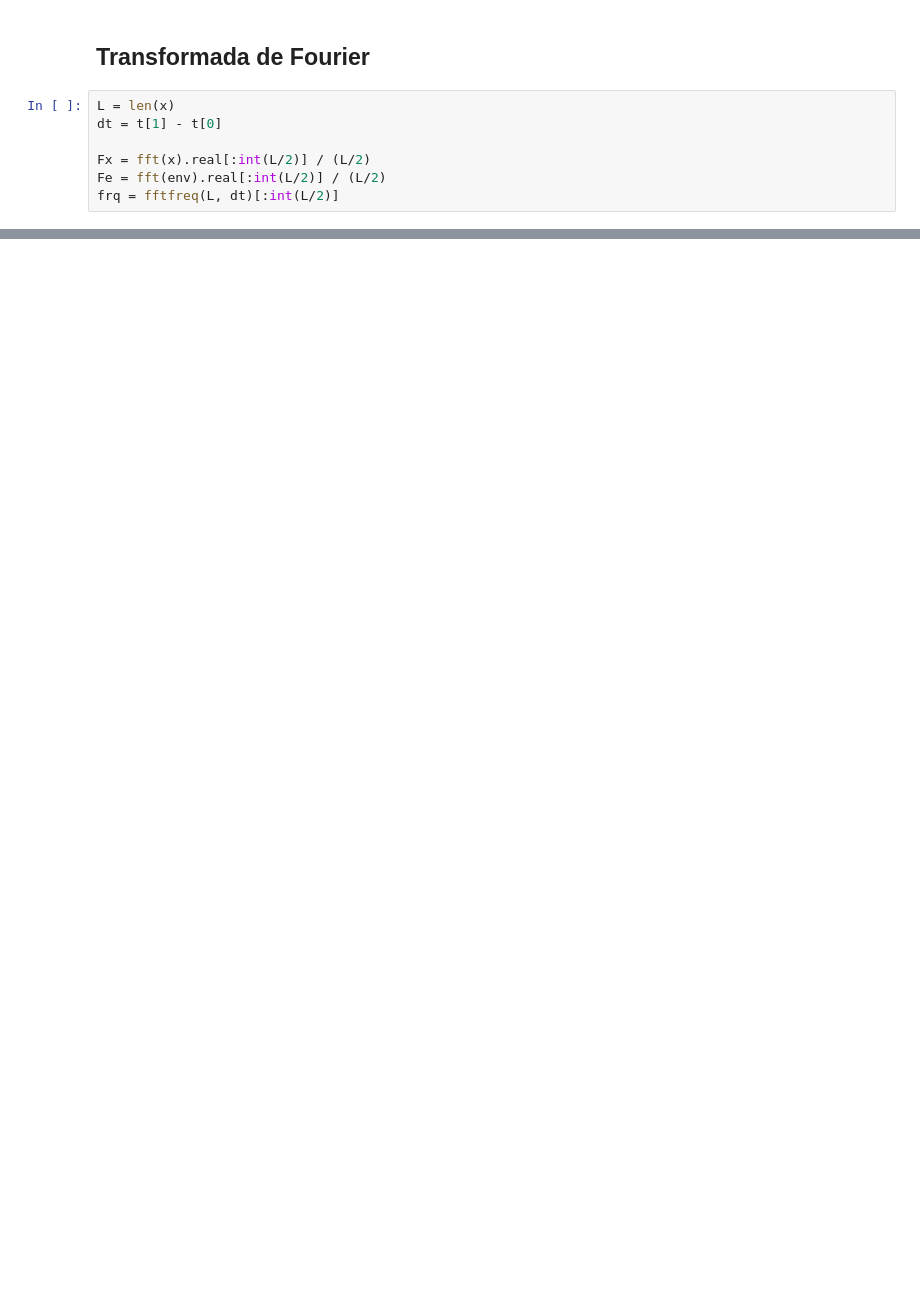
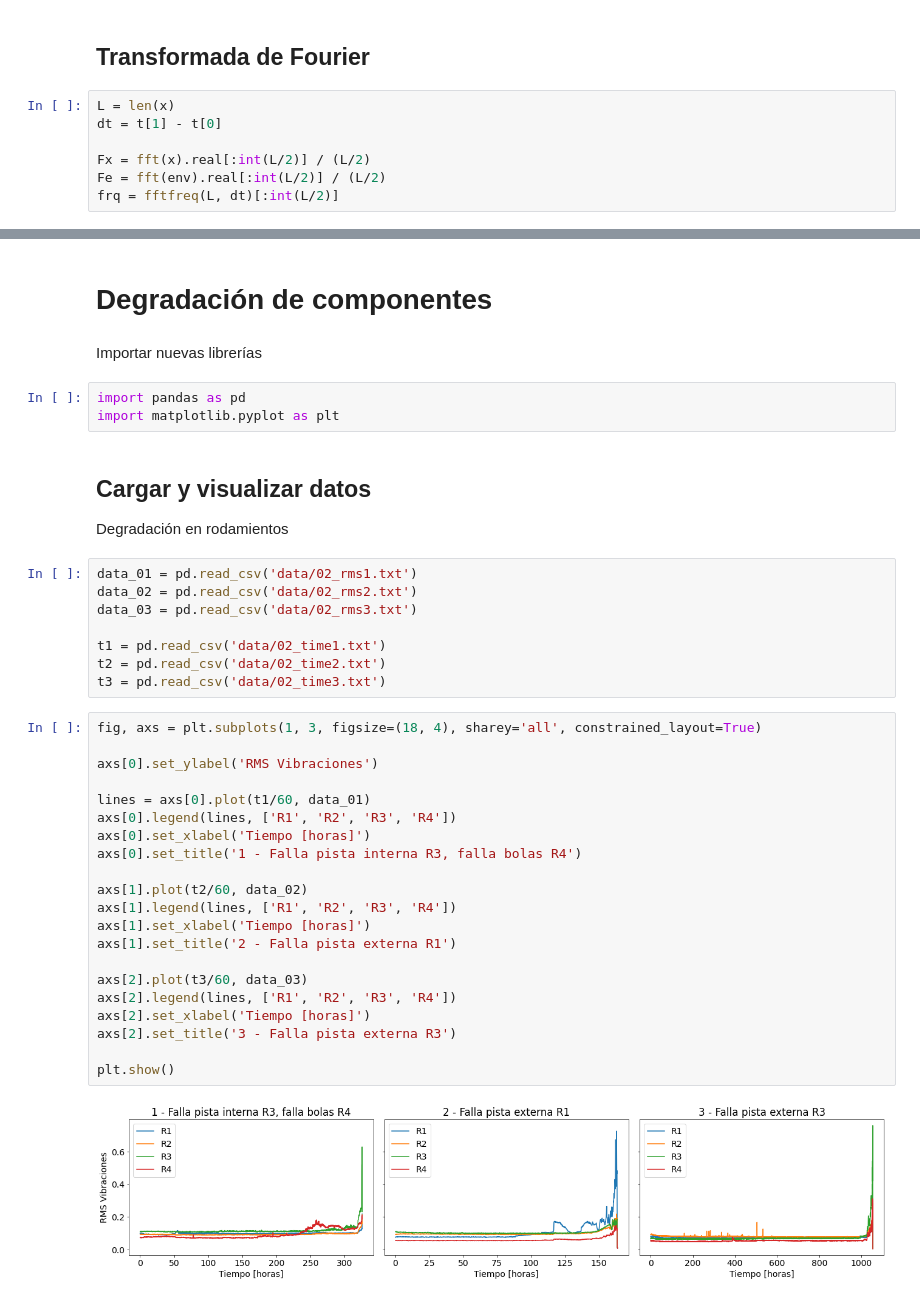
Before and after one commit to SanParraguez/me7200-signals, a Jupyter notebook: 01_signal_processing/01_signal_processing.ipynb, the cells around one changed output, grey strips where cells are left out. Drawn from its saved outputs; the diff is of its cells as text; blank space fills up the shorter version.

```diff
--- a/01_signal_processing/01_signal_processing.ipynb
+++ b/01_signal_processing/01_signal_processing.ipynb
@@ -82,0 +102,42 @@ plt.show()
+# %% [markdown]
+# Degradación de componentes
+# %% [markdown]
+Importar nuevas librerías
+# %%
+import pandas as pd
+import matplotlib.pyplot as plt
+# %% [markdown]
+## Cargar y visualizar datos
+
+Degradación en rodamientos
+# %%
+data_01 = pd.read_csv('data/02_rms1.txt')
+data_02 = pd.read_csv('data/02_rms2.txt')
+data_03 = pd.read_csv('data/02_rms3.txt')
+
+t1 = pd.read_csv('data/02_time1.txt')
+t2 = pd.read_csv('data/02_time2.txt')
+t3 = pd.read_csv('data/02_time3.txt')
+# %%
+fig, axs = plt.subplots(1, 3, figsize=(18, 4), sharey='all', constrained_layout=True)
+
+axs[0].set_ylabel('RMS Vibraciones')
+
+lines = axs[0].plot(t1/60, data_01)
+axs[0].legend(lines, ['R1', 'R2', 'R3', 'R4'])
+axs[0].set_xlabel('Tiempo [horas]')
+axs[0].set_title('1 - Falla pista interna R3, falla bolas R4')
+
+axs[1].plot(t2/60, data_02)
+axs[1].legend(lines, ['R1', 'R2', 'R3', 'R4'])
+axs[1].set_xlabel('Tiempo [horas]')
+axs[1].set_title('2 - Falla pista externa R1')
+
+axs[2].plot(t3/60, data_03)
+axs[2].legend(lines, ['R1', 'R2', 'R3', 'R4'])
+axs[2].set_xlabel('Tiempo [horas]')
+axs[2].set_title('3 - Falla pista externa R3')
+
+plt.show()
+# %% [output]
+[figure, added]
```
Also changed, not shown: parts of 6 cells of this notebook.
